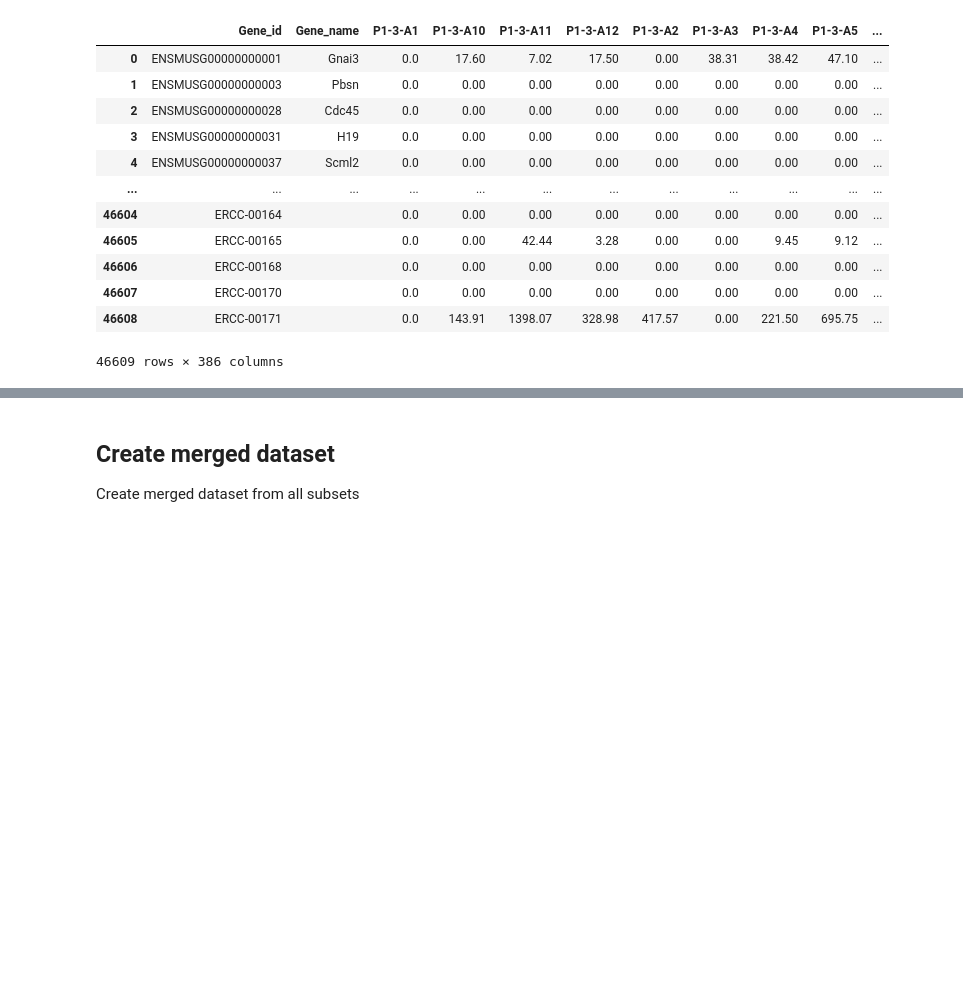
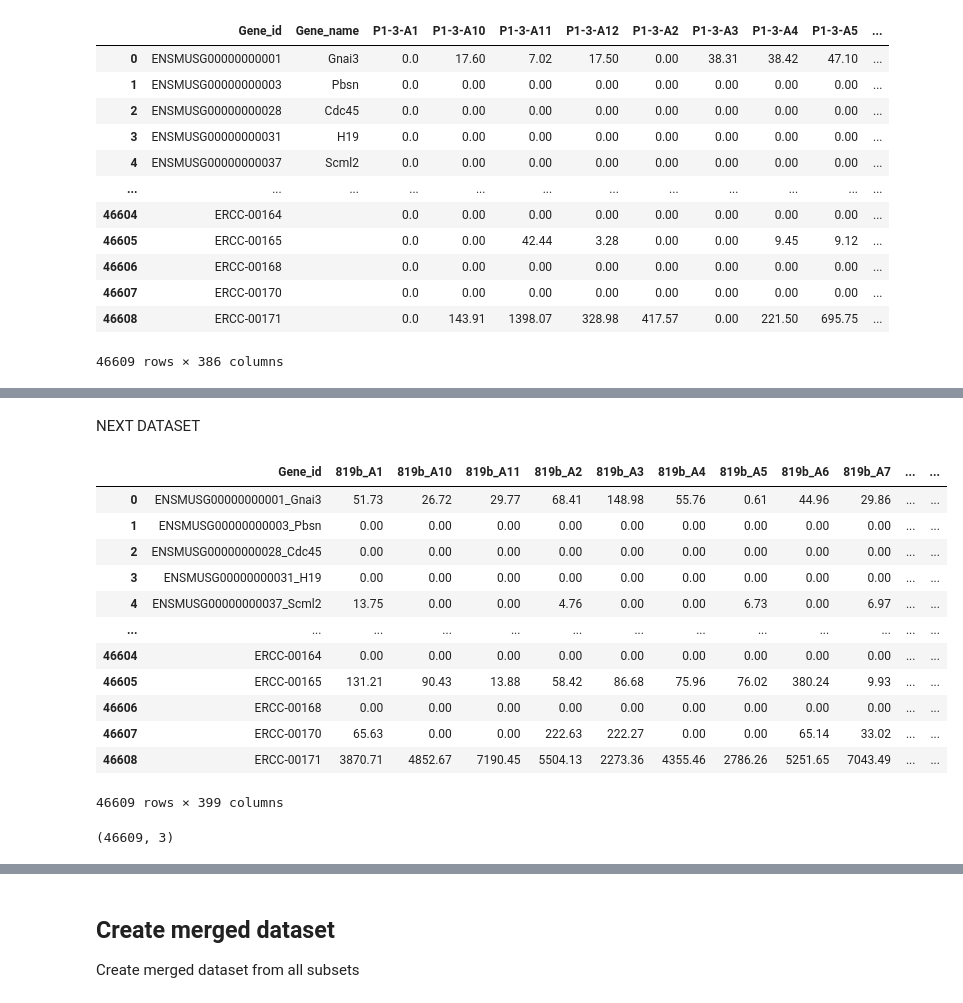
Before and after one commit to luslab/arshamg-scrnaseq-wgan, a Jupyter notebook: jupyter/prepare-data.ipynb, the cells around one changed output, grey strips where cells are left out. Saved outputs shown, nothing was run; the diff lists cells and outputs as text; code cells hidden in the pictures; blank space fills up the shorter version.

```diff
--- a/jupyter/prepare-data.ipynb
+++ b/jupyter/prepare-data.ipynb
@@ -125,0 +133,33 @@ df_tpm_1
+# %% [markdown]
+NEXT DATASET
+# %%
+df_tpm_2 = pd.read_csv(tpm_yang_path2, sep='\t')
+df_tpm_2
+# %% [output]
+|  | Gene_id | 819b_A1 | 819b_A10 | 819b_A11 | 819b_A2 | 819b_A3 | 819b_A4 | 819b_A5 | 819b_A6 | 819b_A7 | ... | ... |
+| 0 | ENSMUSG00000000001_Gnai3 | 51.73 | 26.72 | 29.77 | 68.41 | 148.98 | 55.76 | 0.61 | 44.96 | 29.86 | ... | ... |
+| 1 | ENSMUSG00000000003_Pbsn | 0.00 | 0.00 | 0.00 | 0.00 | 0.00 | 0.00 | 0.00 | 0.00 | 0.00 | ... | ... |
+| 2 | ENSMUSG00000000028_Cdc45 | 0.00 | 0.00 | 0.00 | 0.00 | 0.00 | 0.00 | 0.00 | 0.00 | 0.00 | ... | ... |
+| 3 | ENSMUSG00000000031_H19 | 0.00 | 0.00 | 0.00 | 0.00 | 0.00 | 0.00 | 0.00 | 0.00 | 0.00 | ... | ... |
+| 4 | ENSMUSG00000000037_Scml2 | 13.75 | 0.00 | 0.00 | 4.76 | 0.00 | 0.00 | 6.73 | 0.00 | 6.97 | ... | ... |
+| ... | ... | ... | ... | ... | ... | ... | ... | ... | ... | ... | ... | ... |
+| 46604 | ERCC-00164 | 0.00 | 0.00 | 0.00 | 0.00 | 0.00 | 0.00 | 0.00 | 0.00 | 0.00 | ... | ... |
+| 46605 | ERCC-00165 | 131.21 | 90.43 | 13.88 | 58.42 | 86.68 | 75.96 | 76.02 | 380.24 | 9.93 | ... | ... |
+| 46606 | ERCC-00168 | 0.00 | 0.00 | 0.00 | 0.00 | 0.00 | 0.00 | 0.00 | 0.00 | 0.00 | ... | ... |
+| 46607 | ERCC-00170 | 65.63 | 0.00 | 0.00 | 222.63 | 222.27 | 0.00 | 0.00 | 65.14 | 33.02 | ... | ... |
+| 46608 | ERCC-00171 | 3870.71 | 4852.67 | 7190.45 | 5504.13 | 2273.36 | 4355.46 | 2786.26 | 5251.65 | 7043.49 | ... | ... |
+46609 rows × 399 columns
+# %%
+# Split gene ids on _ and load into a new data frame and set the columns
+split_data = pd.DataFrame(df_tpm_2.Gene_id.str.split("_", expand=True))
+split_data.columns = ["Gene_id", "Gene_name", "Gene_name2"]
+
+# Fill in the NA's with blank strings
+split_data["Gene_name"] = split_data.Gene_name.fillna('')
+split_data["Gene_name2"] = split_data.Gene_name2.fillna('')
+
+# Concatinate the strings that have split more than once back to their standard for e.g GENEID_GENENAME_SOMEMORENAME
+split_data["Gene_name"] = split_data.apply(lambda x: x.Gene_name if x.Gene_name2 == '' else x.Gene_name + '_' + x.Gene_name2, axis=1)
+split_data.shape
+# %% [output]
+(46609, 3)
```
Also changed, not shown: parts of 17 cells of this notebook, 2 other files.
